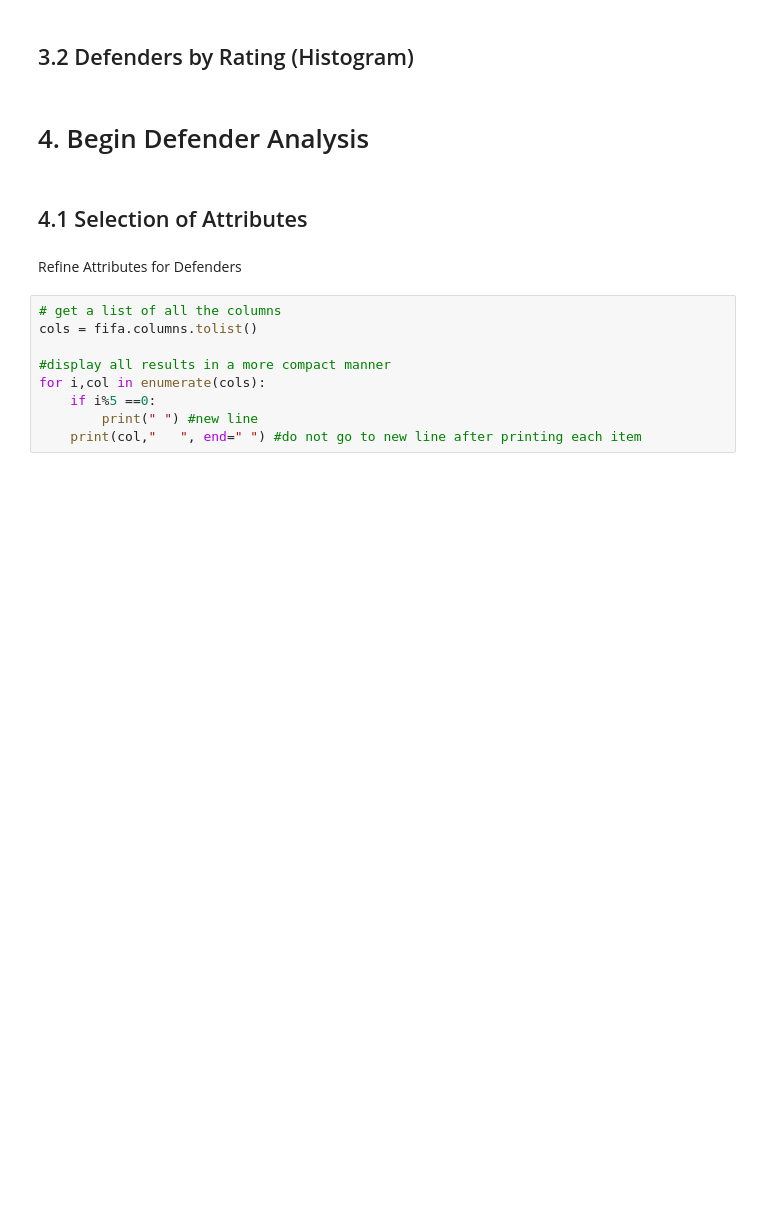
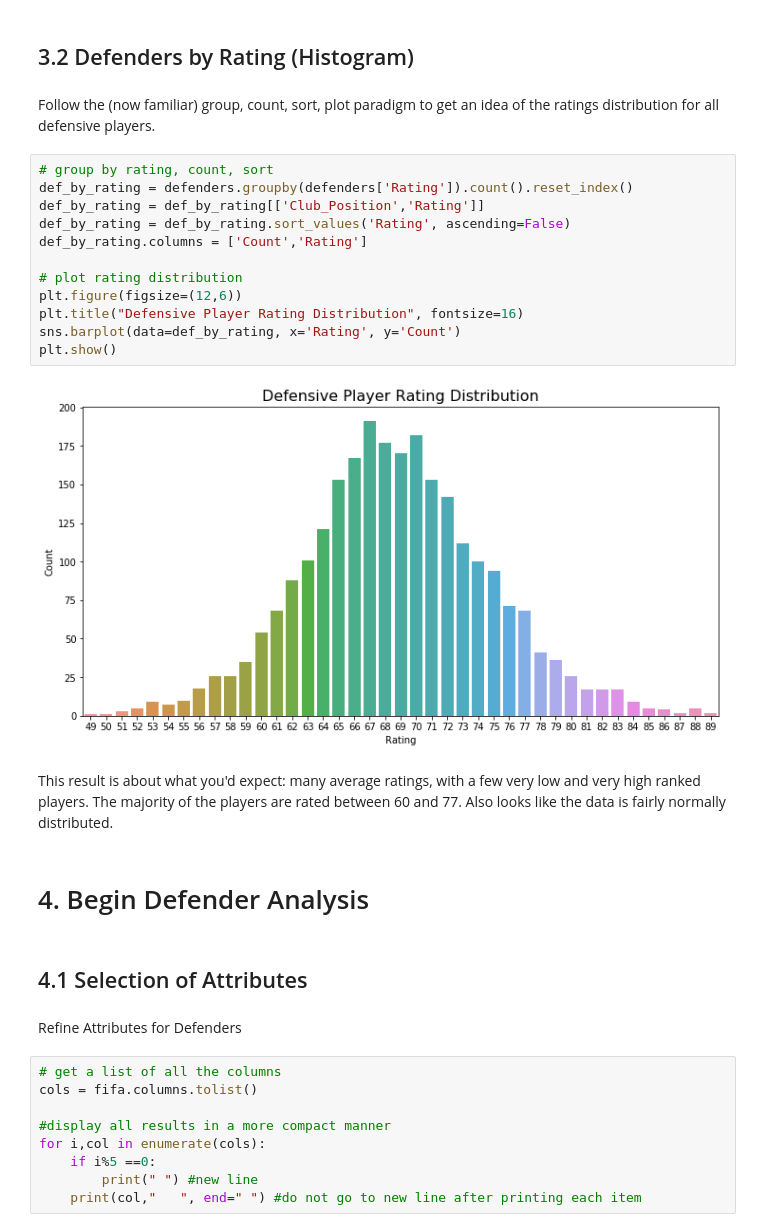
Before and after one commit to JamesHuang22/fifa, a Jupyter notebook: fifa_nb.ipynb, the cells around one changed output. Drawn from its saved outputs; the diff is of its cells as text; blank space fills up the shorter version.

```diff
--- a/fifa_nb.ipynb
+++ b/fifa_nb.ipynb
@@ -287,5 +306,23 @@ There are 3 main categories of positions in football: defensive, midfield, and o
 # %% [markdown]
 ## 3.2 Defenders by Rating (Histogram)
+# %% [markdown]
+Follow the (now familiar) group, count, sort, plot paradigm to get an idea of the ratings distribution for all defensive players.
+# %%
+# group by rating, count, sort
+def_by_rating = defenders.groupby(defenders['Rating']).count().reset_index()
+def_by_rating = def_by_rating[['Club_Position','Rating']]
+def_by_rating = def_by_rating.sort_values('Rating', ascending=False)
+def_by_rating.columns = ['Count','Rating']
+
+# plot rating distribution
+plt.figure(figsize=(12,6))
+plt.title("Defensive Player Rating Distribution", fontsize=16)
+sns.barplot(data=def_by_rating, x='Rating', y='Count')
+plt.show()
+# %% [output]
+[figure, added]
+# %% [markdown]
+This result is about what you'd expect: many average ratings, with a few very low and very high ranked players.  The majority of the players are rated between 60 and 77.  Also looks like the data is fairly normally distributed.
 # %% [markdown]
 # 4. Begin Defender Analysis
 # %% [markdown]
```
Also changed, not shown: parts of 9 cells of this notebook.
